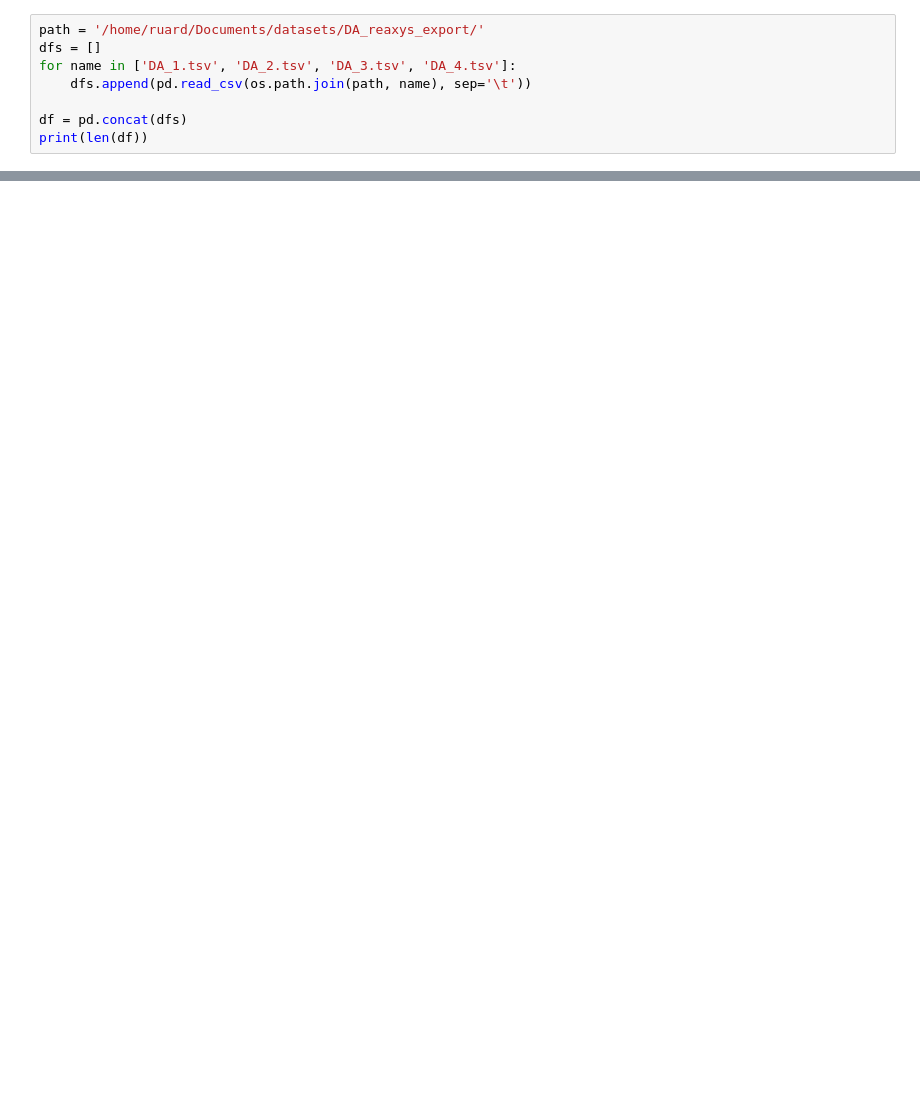
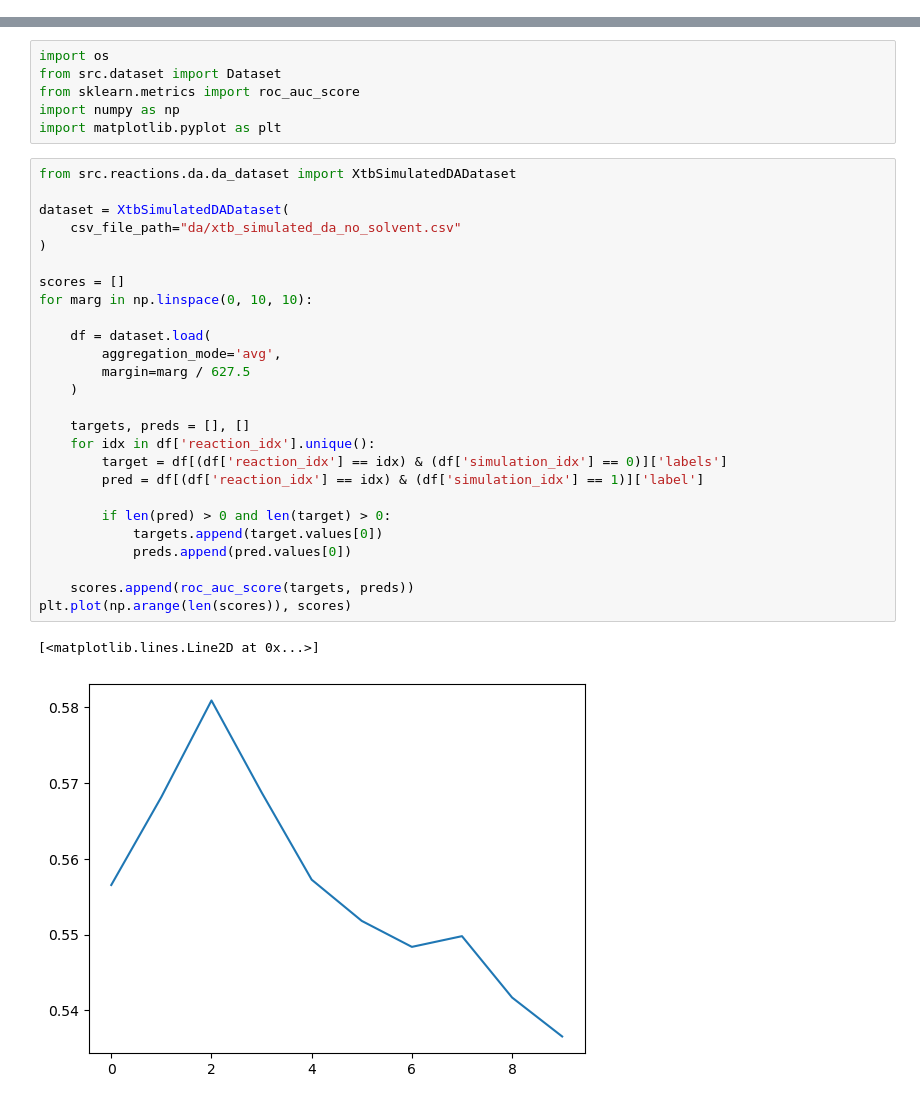
Before and after one commit to rhjvanworkum/virtual_reactions, a Jupyter notebook: notebooks/DA_v2.ipynb, the cells around one changed output, grey strips where cells are left out. Cells and saved outputs as stored; diff of their text form; blank space fills up the shorter version.

```diff
--- a/notebooks/DA_v2.ipynb
+++ b/notebooks/DA_v2.ipynb
@@ -61,8 +0,0 @@ with open('/home/ruard/Downloads/da_multi_rxnids.txt', 'w') as f:
-# %%
-path = '/home/ruard/Documents/datasets/DA_reaxys_export/'
-dfs = []
-for name in ['DA_1.tsv', 'DA_2.tsv', 'DA_3.tsv', 'DA_4.tsv']:
-    dfs.append(pd.read_csv(os.path.join(path, name), sep='\t'))
-
-df = pd.concat(dfs)
-print(len(df))
@@ -89,0 +1,35 @@ new_df
+# %%
+import os
+from src.dataset import Dataset
+from sklearn.metrics import roc_auc_score
+import numpy as np
+import matplotlib.pyplot as plt
+# %%
+from src.reactions.da.da_dataset import XtbSimulatedDADataset
+
+dataset = XtbSimulatedDADataset(
+    csv_file_path="da/xtb_simulated_da_no_solvent.csv"
+)
+
+scores = []
+for marg in np.linspace(0, 10, 10):
+
+    df = dataset.load(
+        aggregation_mode='avg',
+        margin=marg / 627.5
+    )
+
+    targets, preds = [], []
+    for idx in df['reaction_idx'].unique():
+        target = df[(df['reaction_idx'] == idx) & (df['simulation_idx'] == 0)]['labels']
+        pred = df[(df['reaction_idx'] == idx) & (df['simulation_idx'] == 1)]['label']
+
+        if len(pred) > 0 and len(target) > 0:
+            targets.append(target.values[0])
+            preds.append(pred.values[0])
+
+    scores.append(roc_auc_score(targets, preds))
+plt.plot(np.arange(len(scores)), scores)
+# %% [output]
+[<matplotlib.lines.Line2D at 0x...>]
+[figure, added]
```
Also changed, not shown: parts of 13 cells of this notebook, 13 other files.
